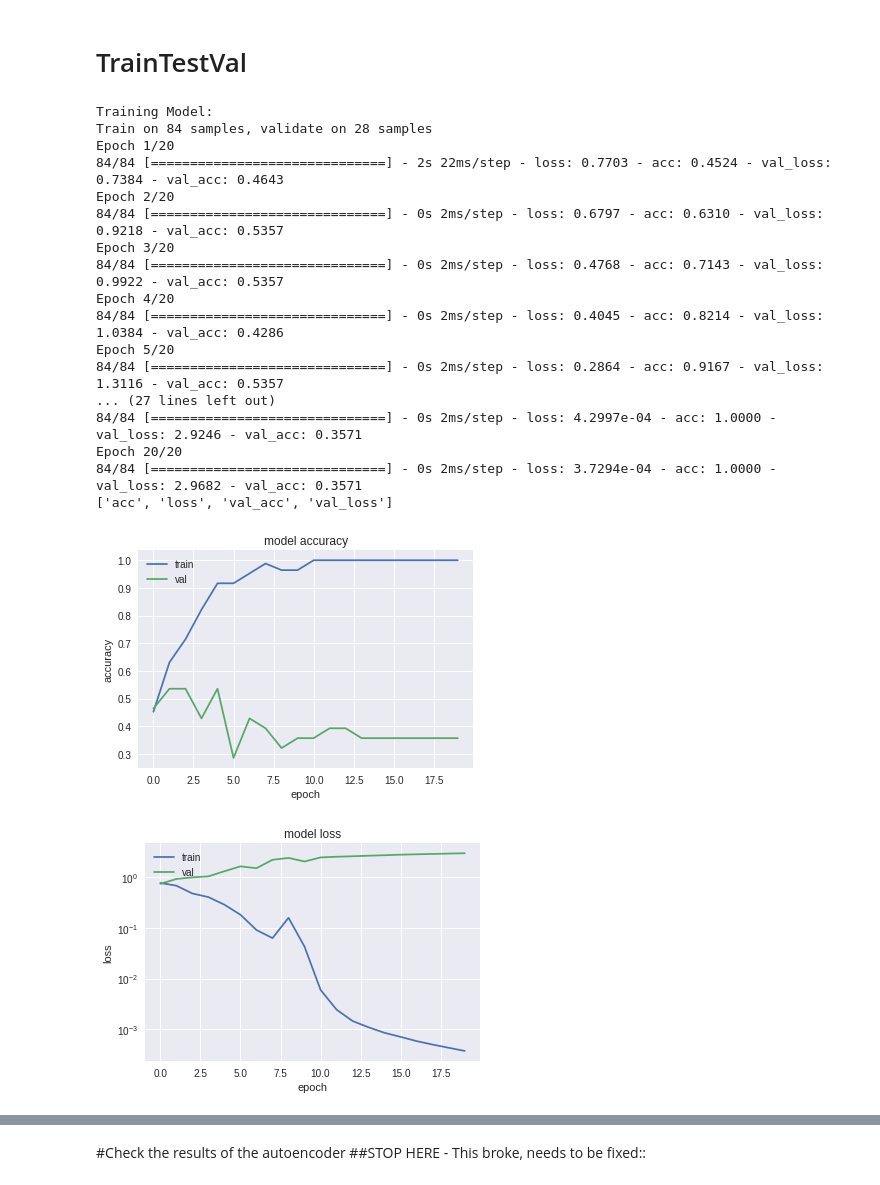
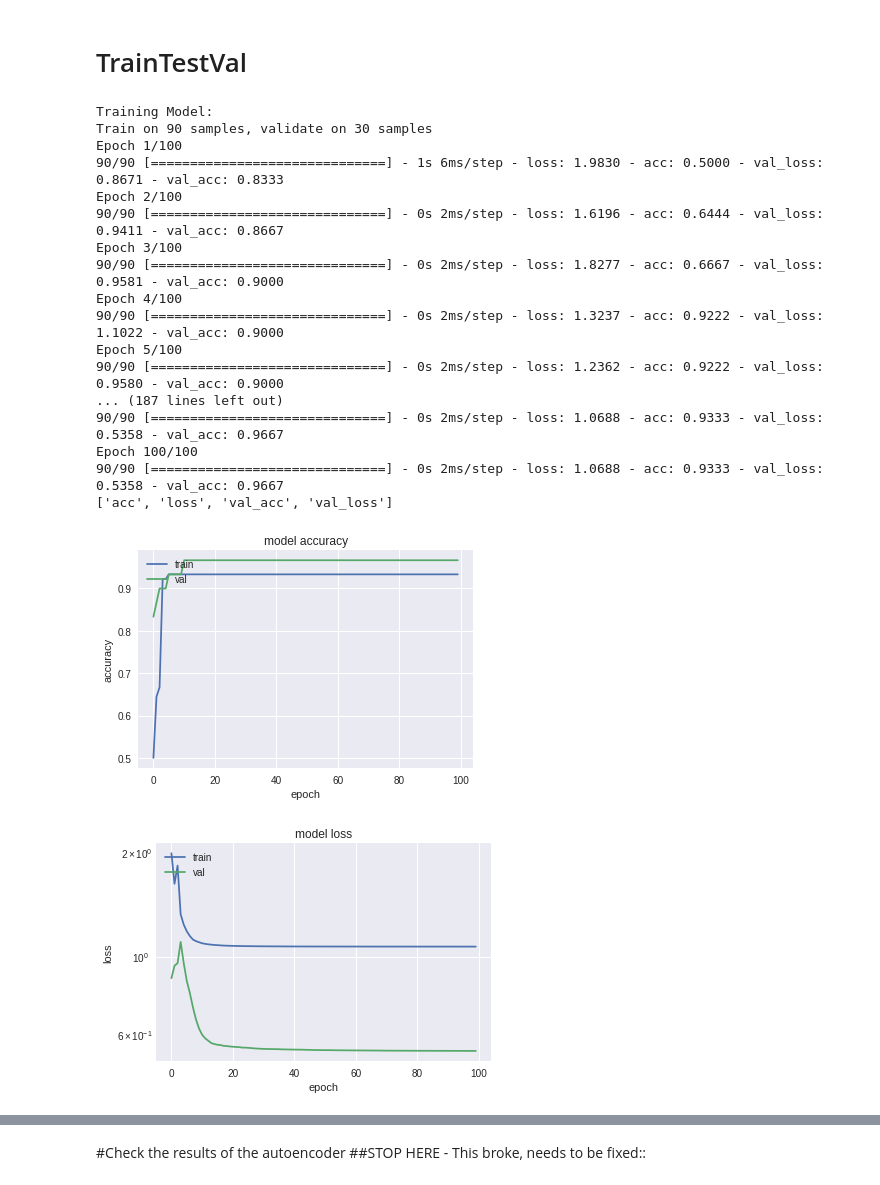
Before and after one commit to kylemath/DeepEEG, a Jupyter notebook: notebooks/DeepEEG.ipynb, the cells around one changed output, grey strips where cells are left out. Drawn from its saved outputs; the diff is of its cells as text; code cells hidden in the pictures.

Commit message:
testing watermark and feature frequency domain

```diff
--- a/notebooks/DeepEEG.ipynb
+++ b/notebooks/DeepEEG.ipynb
@@ -124,9 +120,9 @@ nsesh = 1
 ##
 
 ## Can load other experiments like this - NN and CNN model works best here
-#subs = [ 4]
-#nsesh = 1
-#data_dir = 'visual/SSVEP'
+subs = [ 4]
+nsesh = 1
+data_dir = 'visual/SSVEP'
 #event_names = ['f30Hz','f20Hz']
 
 ##
@@ -171,9 +167,9 @@ Ready.
 ##Preprocessing Settings
 event_id = {event_names[1]: event_nums[1], event_names[0]: event_nums[0]} #create dict
 
-epochs = PreProcess(raw, event_id, rej_thresh_uV=200,
+epochs = PreProcess(raw, event_id, rej_thresh_uV=10000,
                     plot_psd=False,plot_events=False,plot_erp=True,
-                   epoch_time=(-.5,1), baseline=(-.5,0))
+                   epoch_time=(-2,4), baseline=(-2,-1))
 
 
 #plot_psd=False, filter_data=True,
@@ -198,9 +194,9 @@ Event IDs: [ 1  2 11 12 21 22]
 #or can be an encoded latent space from the autoencoder
 #automatically detects type
 feats = FeatureEngineer( epochs, model_type = 'NN',
-                          frequency_domain=0,wave_cycles=3,flims=(4,20),f_bins=10,
-                          spect_baseline=[-1,-.5],wavelet_decim=5, electrode_median=False,
-                         electrodes_out=[0,1,2,3], watermark=False
+                          frequency_domain=1,wave_cycles=3,flims=(4,40),f_bins=30,
+                          spect_baseline=[-2,-1],wavelet_decim=1, electrode_median=True,
+                         electrodes_out=[0,1,2,3]
                        )
 
 #frequency_domain=0,
@@ -212,4 +208,5 @@ feats = FeatureEngineer( epochs, model_type = 'NN',
 #electrodes_out= [13,14,15],
 #test_split = 0.2, val_split = 0.2,
 #random_seed=1017
+#watermark=False
 # %% [output]
@@ -229,7 +231,7 @@ Class Weights: [1. 1.]
 # Run CreateModel
 # %%
 model, encoder = CreateModel(feats,
-                             units=[128,128,128,128],
+                             units=[16,16],
                              dropout=False,batch_norm=False,
                              filt_size=3,pool_size=3
                             )
@@ -258,24 +260,24 @@ _________________________________________________________________
 # TrainTestVal
 # %%
 TrainTestVal(model, feats,
-             batch_size=4,train_epochs=20)
+             batch_size=4,train_epochs=100)
 # %% [output]
 Training Model:
-Train on 84 samples, validate on 28 samples
-Epoch 1/20
-84/84 [==============================] - 2s 22ms/step - loss: 0.7703 - acc: 0.4524 - val_loss: 0.7384 - val_acc: 0.4643
-Epoch 2/20
-84/84 [==============================] - 0s 2ms/step - loss: 0.6797 - acc: 0.6310 - val_loss: 0.9218 - val_acc: 0.5357
-Epoch 3/20
-84/84 [==============================] - 0s 2ms/step - loss: 0.4768 - acc: 0.7143 - val_loss: 0.9922 - val_acc: 0.5357
-Epoch 4/20
-84/84 [==============================] - 0s 2ms/step - loss: 0.4045 - acc: 0.8214 - val_loss: 1.0384 - val_acc: 0.4286
-Epoch 5/20
-84/84 [==============================] - 0s 2ms/step - loss: 0.2864 - acc: 0.9167 - val_loss: 1.3116 - val_acc: 0.5357
-... (27 lines left out)
-84/84 [==============================] - 0s 2ms/step - loss: 4.2997e-04 - acc: 1.0000 - val_loss: 2.9246 - val_acc: 0.3571
-Epoch 20/20
-84/84 [==============================] - 0s 2ms/step - loss: 3.7294e-04 - acc: 1.0000 - val_loss: 2.9682 - val_acc: 0.3571
+Train on 90 samples, validate on 30 samples
+Epoch 1/100
+90/90 [==============================] - 1s 6ms/step - loss: 1.9830 - acc: 0.5000 - val_loss: 0.8671 - val_acc: 0.8333
+Epoch 2/100
+90/90 [==============================] - 0s 2ms/step - loss: 1.6196 - acc: 0.6444 - val_loss: 0.9411 - val_acc: 0.8667
+Epoch 3/100
+90/90 [==============================] - 0s 2ms/step - loss: 1.8277 - acc: 0.6667 - val_loss: 0.9581 - val_acc: 0.9000
+Epoch 4/100
+90/90 [==============================] - 0s 2ms/step - loss: 1.3237 - acc: 0.9222 - val_loss: 1.1022 - val_acc: 0.9000
+Epoch 5/100
+90/90 [==============================] - 0s 2ms/step - loss: 1.2362 - acc: 0.9222 - val_loss: 0.9580 - val_acc: 0.9000
+... (187 lines left out)
+90/90 [==============================] - 0s 2ms/step - loss: 1.0688 - acc: 0.9333 - val_loss: 0.5358 - val_acc: 0.9667
+Epoch 100/100
+90/90 [==============================] - 0s 2ms/step - loss: 1.0688 - acc: 0.9333 - val_loss: 0.5358 - val_acc: 0.9667
 ['acc', 'loss', 'val_acc', 'val_loss']
-[figure, old version]
+[figure, new version]
-[figure, old version]
+[figure, new version]
```
Also changed, not shown: parts of 7 cells of this notebook.
